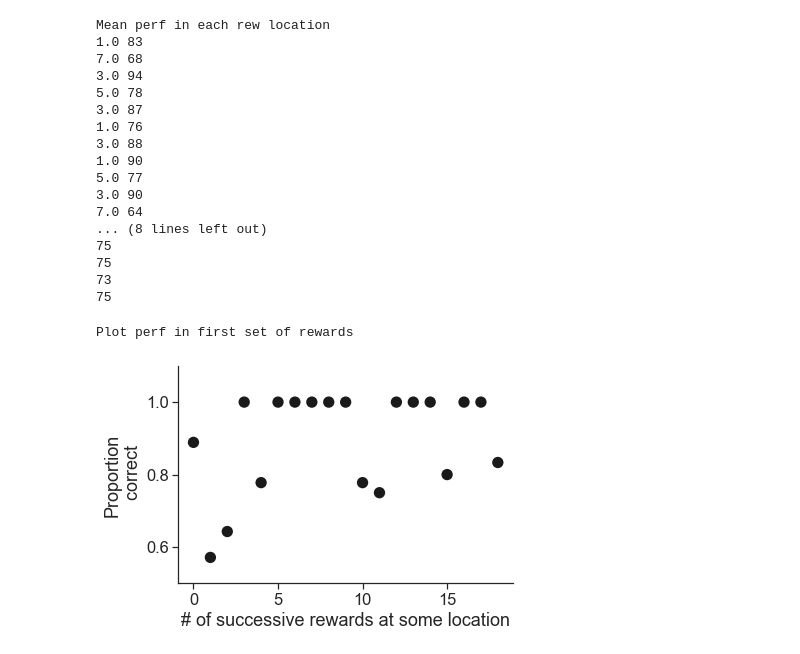
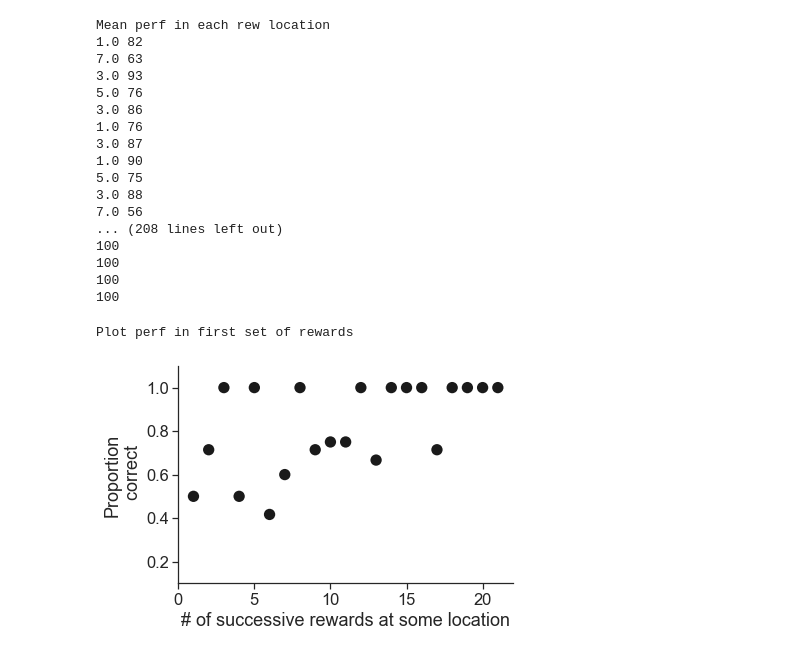
Before and after one commit to yves-weissenberger/line_loop, a Jupyter notebook: project_notebooks/line_loop/navi/analyse_line_loop_NAVI_dev_funcs.ipynb, the cells around one changed output. Saved outputs shown, nothing was run; the diff lists cells and outputs as text; code cells hidden in the pictures.

Commit message:
Update analyse_line_loop_NAVI_dev_funcs.ipynb
has pandas stuff + performance matrixes

```diff
--- a/project_notebooks/line_loop/navi/analyse_line_loop_NAVI_dev_funcs.ipynb
+++ b/project_notebooks/line_loop/navi/analyse_line_loop_NAVI_dev_funcs.ipynb
@@ -139,0 +377,3 @@ rew_change,rew_change_end,trial_perf,trial_rew_change_end \
+# %%
+for index in DF.index:
+    print(np.nanmean((DF.score_list)[index]))
@@ -140,49 +392,52 @@ rew_change,rew_change_end,trial_perf,trial_rew_change_end \
 # %%
-z = 0
-print("Mean perf in each rew location")
-for i in rew_change_end:
-    y = np.nanmean(choice_list[z:i-1])
-    z = i-1
-    print(rew_state[i-1], int(y*100))
+for index in DF.index:
 
-print("\nDoes perf imprv with succ trials with rew at same loc??")
-NM = 10 #arbitrary number of sections to take mean of
-low = 0
-arr = np.linspace(rew_change[0],rew_change_end[1],num=NM)
+    z = 0
 
-for i in np.arange(NM):
-    upp = arr[i]
-    y = np.nanmean(choice_list[int(low):int(upp)])
-    low = arr[i]
-    print(int(y*100))
+    print("Mean perf in each rew location")
+    for i in DF.rew_change_end[index]:
+        y = np.nanmean(DF.score_list[index][z:i-1])
+        z = i-1
+        print(DF.rew_state[index][i-1], int(y*100))
+
+    print("\nDoes perf imprv with succ trials with rew at same loc??")
+    NM = 10 #arbitrary number of sections to take mean of
+    low = 0
+    arr = np.linspace(rew_change[0],rew_change_end[1],num=NM)
+
+    for i in np.arange(NM):
+        upp = arr[i]
+        y = np.nanmean(DF.score_list[index][int(low):int(upp)])
+        low = arr[i]
+        print(int(y*100))
 # %% [output]
 Mean perf in each rew location
-1.0 83
-7.0 68
-3.0 94
-5.0 78
+1.0 82
+7.0 63
+3.0 93
+5.0 76
+3.0 86
+1.0 76
 3.0 87
-1.0 76
+1.0 90
+5.0 75
 3.0 88
-1.0 90
-5.0 77
-3.0 90
-7.0 64
-... (8 lines left out)
-75
-75
-73
-75
+7.0 56
+... (208 lines left out)
+100
+100
+100
+100
 # %%
 print("Plot perf in first set of rewards")
-x = range(int(trial_rew_change_end[0]-1))
-y = trial_perf[0:int(trial_rew_change_end[0])-1]
+x = range(int(DF.trial_rew_change_end[index][0]-1))
+y = DF.trial_perf[index][0:int(DF.trial_rew_change_end[index][0])-1]
 
 plt.scatter(x, y,color='k',s=128,edgecolors='none')
 plt.xlabel("# of successive rewards at some location")
 plt.ylabel("Proportion\n correct")
-plt.ylim(.5,1.1)
+plt.ylim(.1,1.1)
 seaborn.despine()
 # %% [output]
 Plot perf in first set of rewards
-[figure, old version]
+[figure, new version]
```
Also changed, not shown: parts of 24 cells of this notebook.
